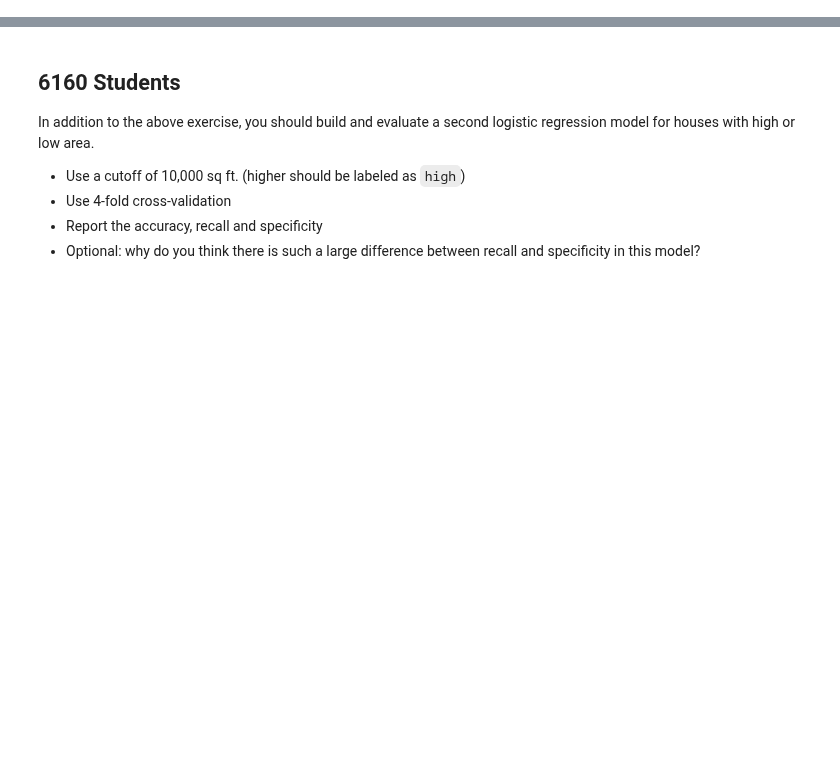
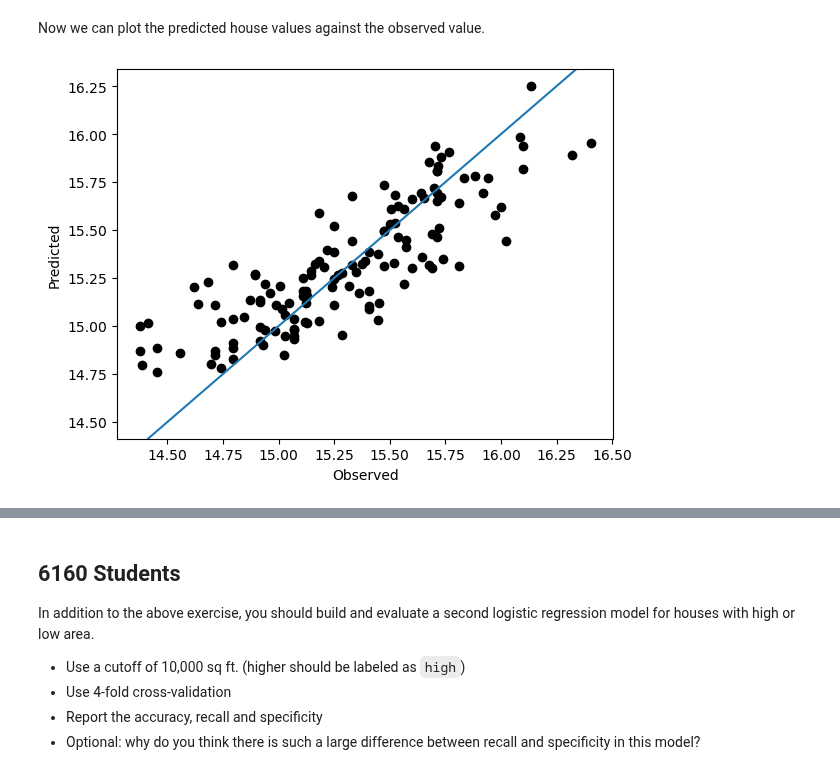
Before and after one commit to alexandster/geog3155, a Jupyter notebook: GEOG_3155_6155_lab03.ipynb, the cells around one changed output, grey strips where cells are left out. Saved outputs shown, nothing was run; the diff lists cells and outputs as text; code cells hidden in the pictures; blank space fills up the shorter version.

```diff
--- a/GEOG_3155_6155_lab03.ipynb
+++ b/GEOG_3155_6155_lab03.ipynb
@@ -812,0 +236,3 @@ Use a new notebook to record your answers and output. These should be submitted
+# %%
+X = pd.get_dummies(X, columns=cat_vars, dtype='int', drop_first=True)
+X.head()
@@ -812,0 +263,4 @@ Use a new notebook to record your answers and output. These should be submitted
+# %%
+from sklearn.model_selection import train_test_split
+
+X_train, X_test, y_train, y_test = train_test_split(X, y, train_size=0.75, random_state=42)
@@ -812,0 +285,7 @@ Use a new notebook to record your answers and output. These should be submitted
+# %%
+## Import algorithm
+from sklearn.linear_model import LinearRegression
+## Instantiate
+lr = LinearRegression()
+## Train (fit)
+lr.fit(X_train, y_train)
@@ -812,0 +342,12 @@ Use a new notebook to record your answers and output. These should be submitted
+# %%
+y_test_pred = lr.predict(X_test)
+# %% [markdown]
+Now we can plot the predicted house values against the observed value.
+# %%
+plt.scatter(y_test, y_test_pred,  color='black')
+plt.xlabel("Observed")
+plt.ylabel("Predicted")
+plt.axline((14.5, 14.5), slope=1., color='C0', label='by slope')
+plt.show()
+# %% [output]
+[figure, added]
```
Also changed, not shown: parts of 211 cells of this notebook, 57 other files.
